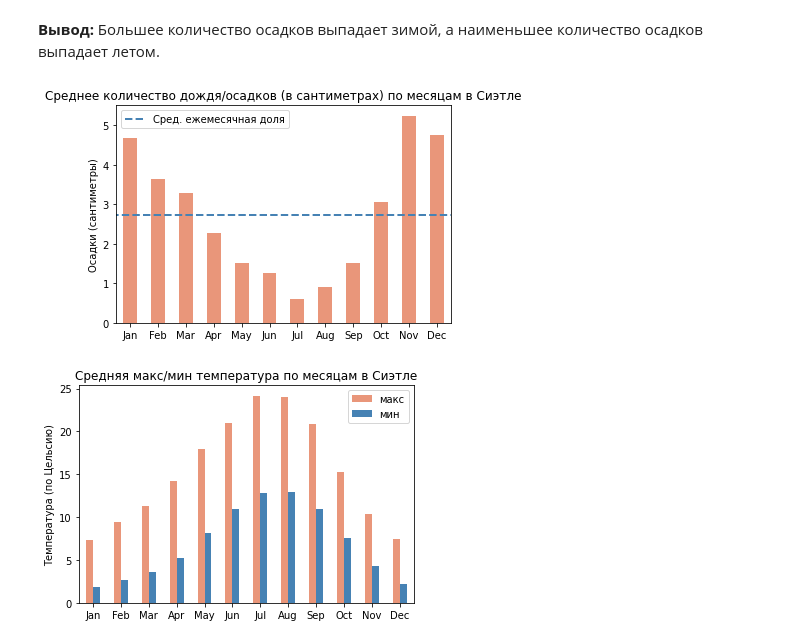
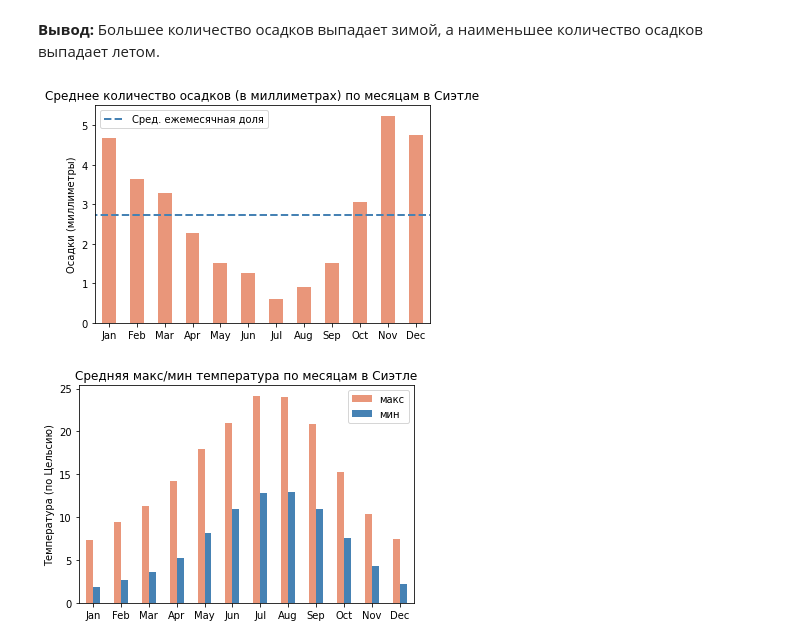
Before and after one commit to allisovna/Seattle, a Jupyter notebook: Дождливо ли в Сиэтле_ (1948-2017).ipynb, the cells around one changed output. Cells and saved outputs as stored; diff of their text form; code cells hidden in the pictures.

```diff
--- a/Дождливо ли в Сиэтле_ (1948-2017).ipynb
+++ b/Дождливо ли в Сиэтле_ (1948-2017).ipynb
@@ -483,22 +483,22 @@ monthly_mean
 **Вывод:** Большее количество осадков выпадает зимой, а наименьшее количество осадков выпадает летом.
 # %%
 visualize(monthly_mean[['Rainfall']],
-          title='Среднее количество дождя/осадков (в сантиметрах) по месяцам в Сиэтле',
+          title='Среднее количество осадков (в миллиметрах) по месяцам в Сиэтле',
           xlabel=None,
-          ylabel='Осадки (сантиметры)',
+          ylabel='Осадки (миллиметры)',
           legend_values=['Сред. ежемесячная доля'],
           mean_value=monthly_mean.Rainfall.mean(),
           mean_line_color=seattle_colors[1],
           plot_type='pandas',
           save_plot=True,
           save_path='output6.png',
           dpi=dpi_value,
           kind='bar',
           rot=0,
           color=seattle_colors[0],
           legend=False);
 # %% [output]
-[figure, old version]
+[figure, new version]
 # %%
 visualize(monthly_mean[['TMAX', 'TMIN']],
           title='Средняя макс/мин температура по месяцам в Сиэтле',
```
Also changed, not shown: parts of 3 cells of this notebook.
